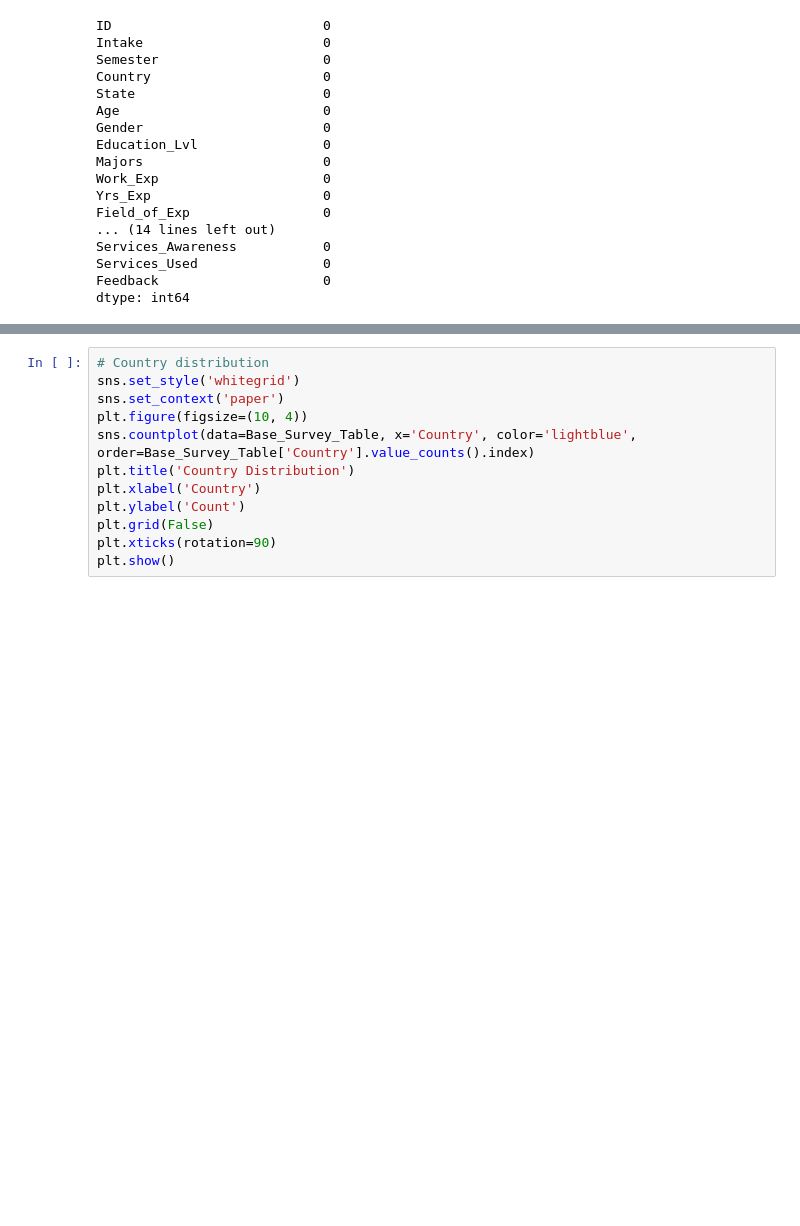
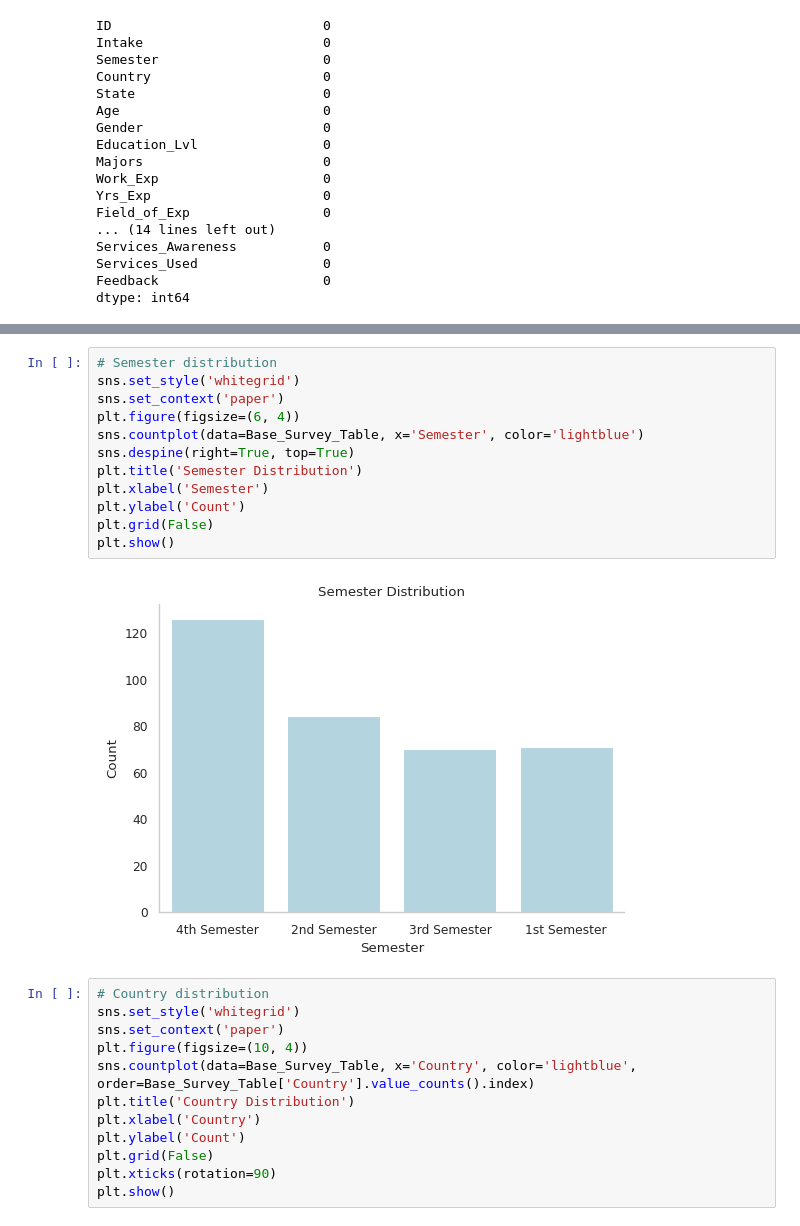
Before and after one commit to JayrajRadadiya/Capstone-Project, a Jupyter notebook: Code/Python Codes/Analysis Folder/Capstone_EDA.ipynb, the cells around one changed output, grey strips where cells are left out. Cells and saved outputs as stored; diff of their text form; blank space fills up the shorter version.

```diff
--- a/Code/Python Codes/Analysis Folder/Capstone_EDA.ipynb
+++ b/Code/Python Codes/Analysis Folder/Capstone_EDA.ipynb
@@ -295,3 +297,17 @@ plt.show()
+# %%
+# Semester distribution
+sns.set_style('whitegrid')
+sns.set_context('paper')
+plt.figure(figsize=(6, 4))
+sns.countplot(data=Base_Survey_Table, x='Semester', color='lightblue')
+sns.despine(right=True, top=True)
+plt.title('Semester Distribution')
+plt.xlabel('Semester')
+plt.ylabel('Count')
+plt.grid(False)
+plt.show()
+# %% [output]
+[figure, added]
 # %%
 # Country distribution
 sns.set_style('whitegrid')
```
Also changed, not shown: parts of 42 cells of this notebook, 1 other file.
